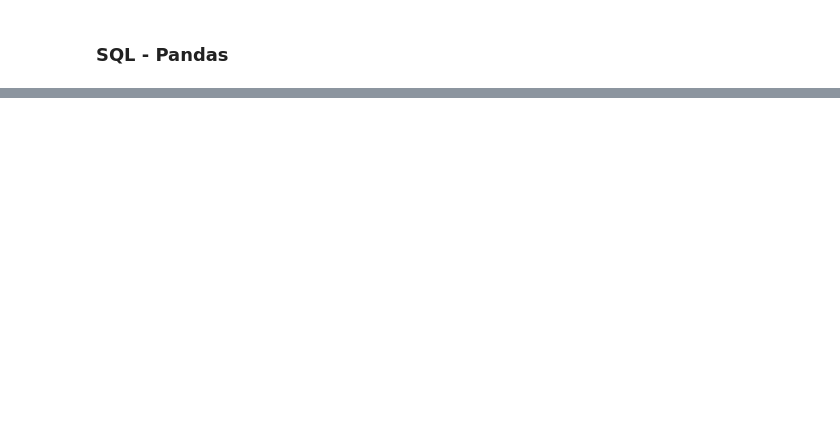
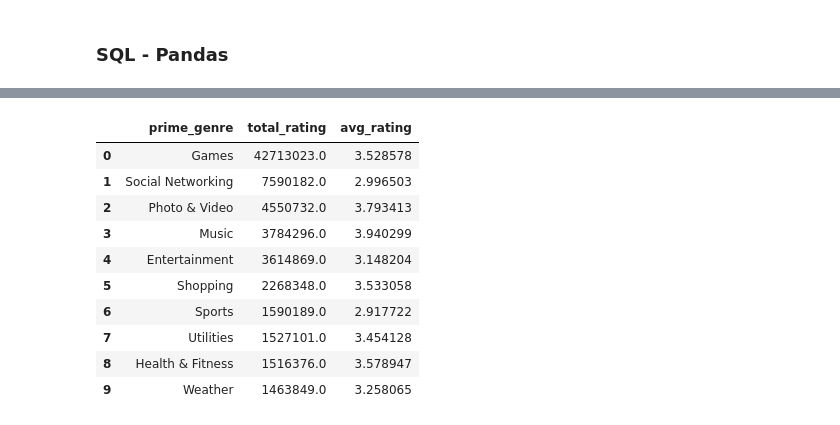
Before and after one commit to Ironhack-Data-Madrid-Julio-2023/apuntes_clase, a Jupyter notebook: semana_3/3.1 - SQL en python.ipynb, the cells around one changed output, grey strips where cells are left out. Cells and saved outputs as stored; diff of their text form; code cells hidden in the pictures; blank space fills up the shorter version.

```diff
--- a/semana_3/3.1 - SQL en python.ipynb
+++ b/semana_3/3.1 - SQL en python.ipynb
@@ -170,0 +378,37 @@ for x in cursor:
+# %%
+query = '''
+
+select prime_genre,
+       sum(rating_count_tot) as total_rating,
+       avg(user_rating) as avg_rating
+
+    from ratings
+
+    where price=0
+
+    group by prime_genre
+
+    order by total_rating desc
+
+    limit 10;
+
+;
+'''
+
+
+
+datos = pd.read_sql(query, cursor)
+
+datos
+# %% [output]
+|  | prime_genre | total_rating | avg_rating |
+| 0 | Games | 42713023.0 | 3.528578 |
+| 1 | Social Networking | 7590182.0 | 2.996503 |
+| 2 | Photo & Video | 4550732.0 | 3.793413 |
+| 3 | Music | 3784296.0 | 3.940299 |
+| 4 | Entertainment | 3614869.0 | 3.148204 |
+| 5 | Shopping | 2268348.0 | 3.533058 |
+| 6 | Sports | 1590189.0 | 2.917722 |
+| 7 | Utilities | 1527101.0 | 3.454128 |
+| 8 | Health & Fitness | 1516376.0 | 3.578947 |
+| 9 | Weather | 1463849.0 | 3.258065 |
```
Also changed, not shown: parts of 39 cells of this notebook.
